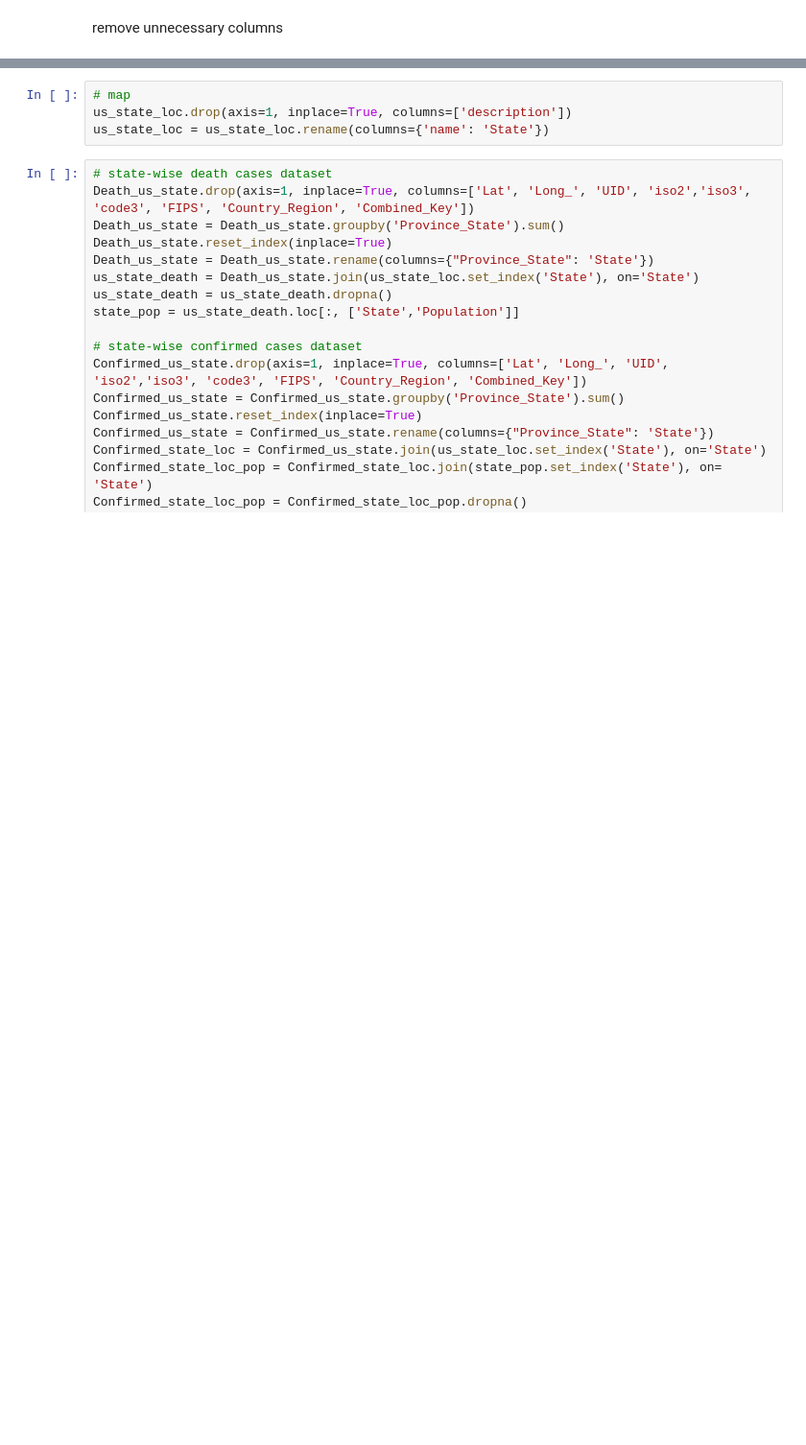
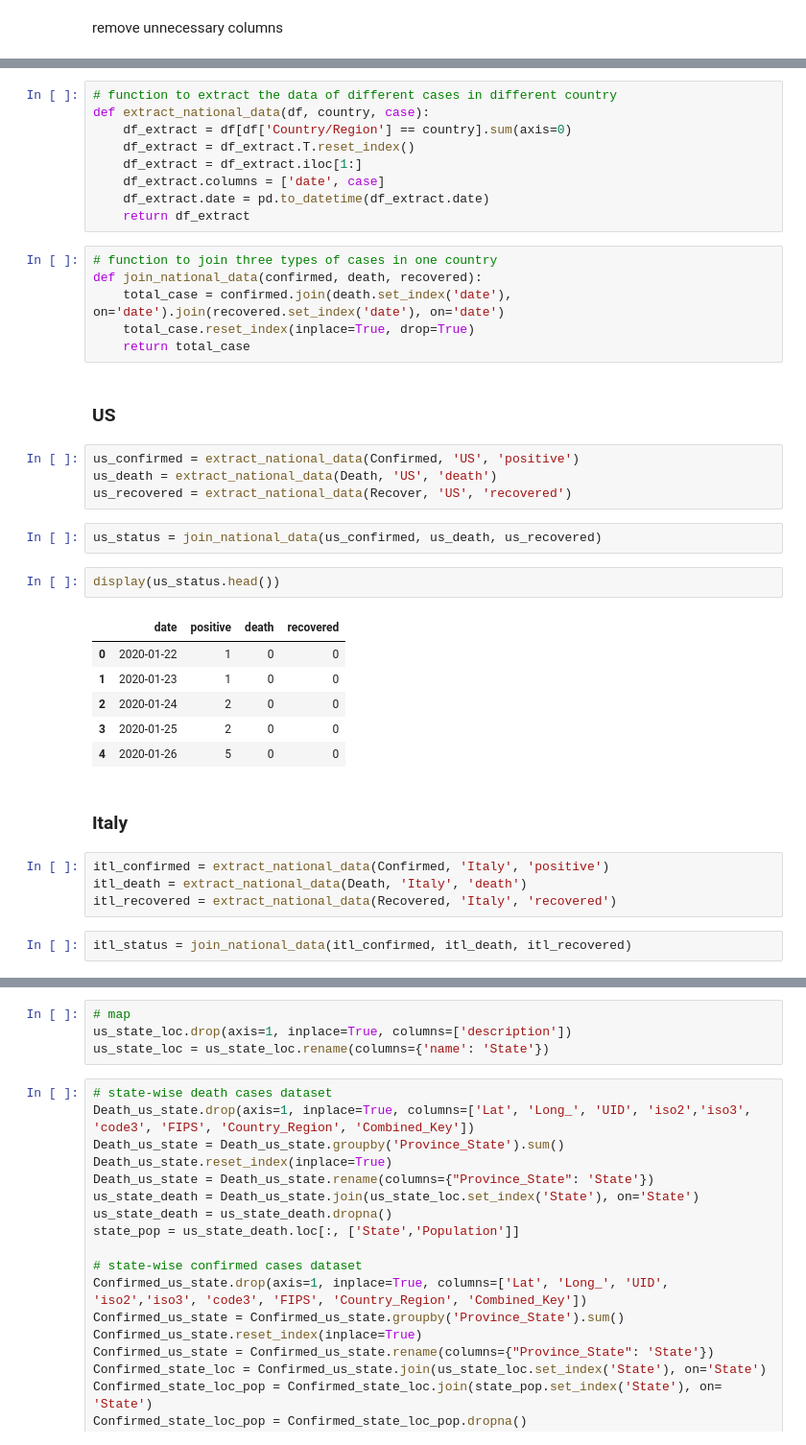
Before and after one commit to BaiyanRen/SEIR_COVID19, a Jupyter notebook: Modified SEIR Model for COVID-19 Prediction .ipynb, the cells around one changed output, grey strips where cells are left out. Shown at 96% size. Cells and saved outputs as stored; diff of their text form; blank space fills up the shorter version.

```diff
--- a/Modified SEIR Model for COVID-19 Prediction .ipynb
+++ b/Modified SEIR Model for COVID-19 Prediction .ipynb
@@ -97,0 +92,40 @@ state-wise dataset
+# %%
+# function to extract the data of different cases in different country
+def extract_national_data(df, country, case):
+    df_extract = df[df['Country/Region'] == country].sum(axis=0)
+    df_extract = df_extract.T.reset_index()
+    df_extract = df_extract.iloc[1:]
+    df_extract.columns = ['date', case]
+    df_extract.date = pd.to_datetime(df_extract.date)
+    return df_extract
+# %%
+# function to join three types of cases in one country
+def join_national_data(confirmed, death, recovered):
+    total_case = confirmed.join(death.set_index('date'), on='date').join(recovered.set_index('date'), on='date')
+    total_case.reset_index(inplace=True, drop=True)
+    return total_case
+# %% [markdown]
+### US
+# %%
+us_confirmed = extract_national_data(Confirmed, 'US', 'positive')
+us_death = extract_national_data(Death, 'US', 'death')
+us_recovered = extract_national_data(Recover, 'US', 'recovered')
+# %%
+us_status = join_national_data(us_confirmed, us_death, us_recovered)
+# %%
+display(us_status.head())
+# %% [output]
+|  | date | positive | death | recovered |
+| 0 | 2020-01-22 | 1 | 0 | 0 |
+| 1 | 2020-01-23 | 1 | 0 | 0 |
+| 2 | 2020-01-24 | 2 | 0 | 0 |
+| 3 | 2020-01-25 | 2 | 0 | 0 |
+| 4 | 2020-01-26 | 5 | 0 | 0 |
+# %% [markdown]
+### Italy
+# %%
+itl_confirmed = extract_national_data(Confirmed, 'Italy', 'positive')
+itl_death = extract_national_data(Death, 'Italy', 'death')
+itl_recovered = extract_national_data(Recovered, 'Italy', 'recovered')
+# %%
+itl_status = join_national_data(itl_confirmed, itl_death, itl_recovered)
```
Also changed, not shown: parts of 37 cells of this notebook.
